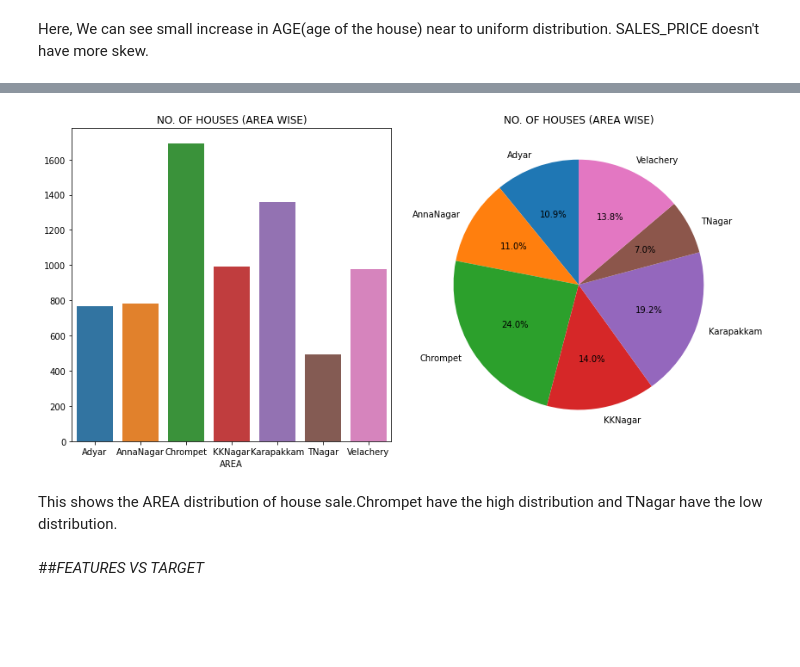
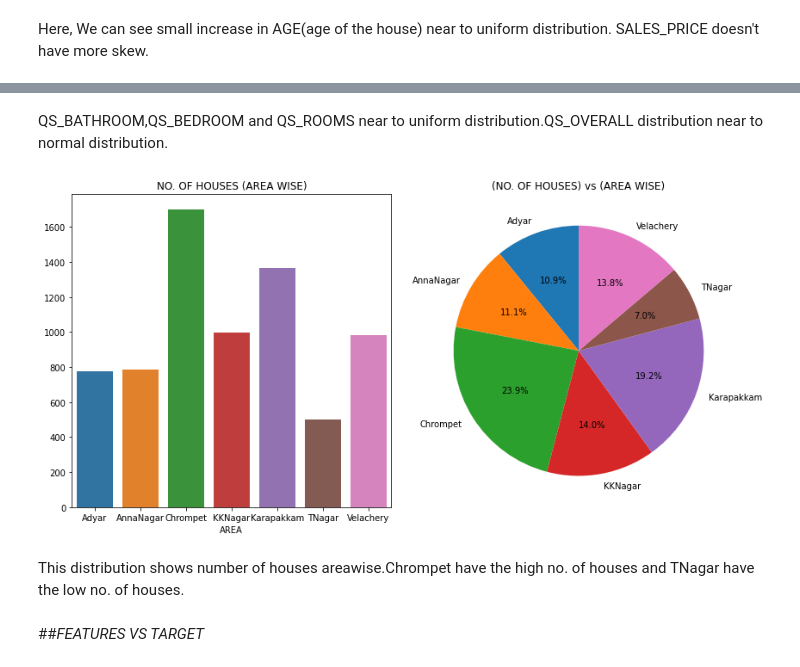
Before and after one commit to JayabharathiRavi/chennai_house_price, a Jupyter notebook: Chennai_House_price.ipynb, the cells around one changed output, grey strips where cells are left out. Cells and saved outputs as stored; diff of their text form; code cells hidden in the pictures; blank space fills up the shorter version.

```diff
--- a/Chennai_House_price.ipynb
+++ b/Chennai_House_price.ipynb
@@ -537,26 +589,28 @@ SALES_PRICE doesn't have more skew.
+# %% [markdown]
+QS_BATHROOM,QS_BEDROOM and QS_ROOMS near to uniform distribution.QS_OVERALL distribution near to normal distribution.
 # %%
 plt.figure(figsize=(12,6))
 A=dataset['AREA'].groupby(dataset['AREA']).count()
 a=[]
 for i in A:
   r=(i/7061)*100
   a.append(r)
 y=['Adyar','AnnaNagar','Chrompet','KKNagar','Karapakkam','TNagar','Velachery']
 
 plt.subplot(1,2,1)
 sns.barplot(x=A.index,y=A.values,data=dataset)
 plt.title('NO. OF HOUSES (AREA WISE)')
 
 plt.subplot(1,2,2)
 plt.pie(a,labels=y,startangle=90,autopct='%1.1f%%')
-plt.title('NO. OF HOUSES (AREA WISE)')
+plt.title('(NO. OF HOUSES) vs (AREA WISE)')
 
 plt.tight_layout()
 plt.show()
 # %% [output]
-[figure, old version]
+[figure, new version]
 # %% [markdown]
-This shows the AREA distribution of house sale.Chrompet have the high distribution and TNagar have the low distribution.
+This distribution shows number of houses areawise.Chrompet have the high no. of houses and TNagar have the low no. of houses.
 # %% [markdown]
 ##*FEATURES VS TARGET*
 # %%
```
Also changed, not shown: parts of 91 cells of this notebook.
